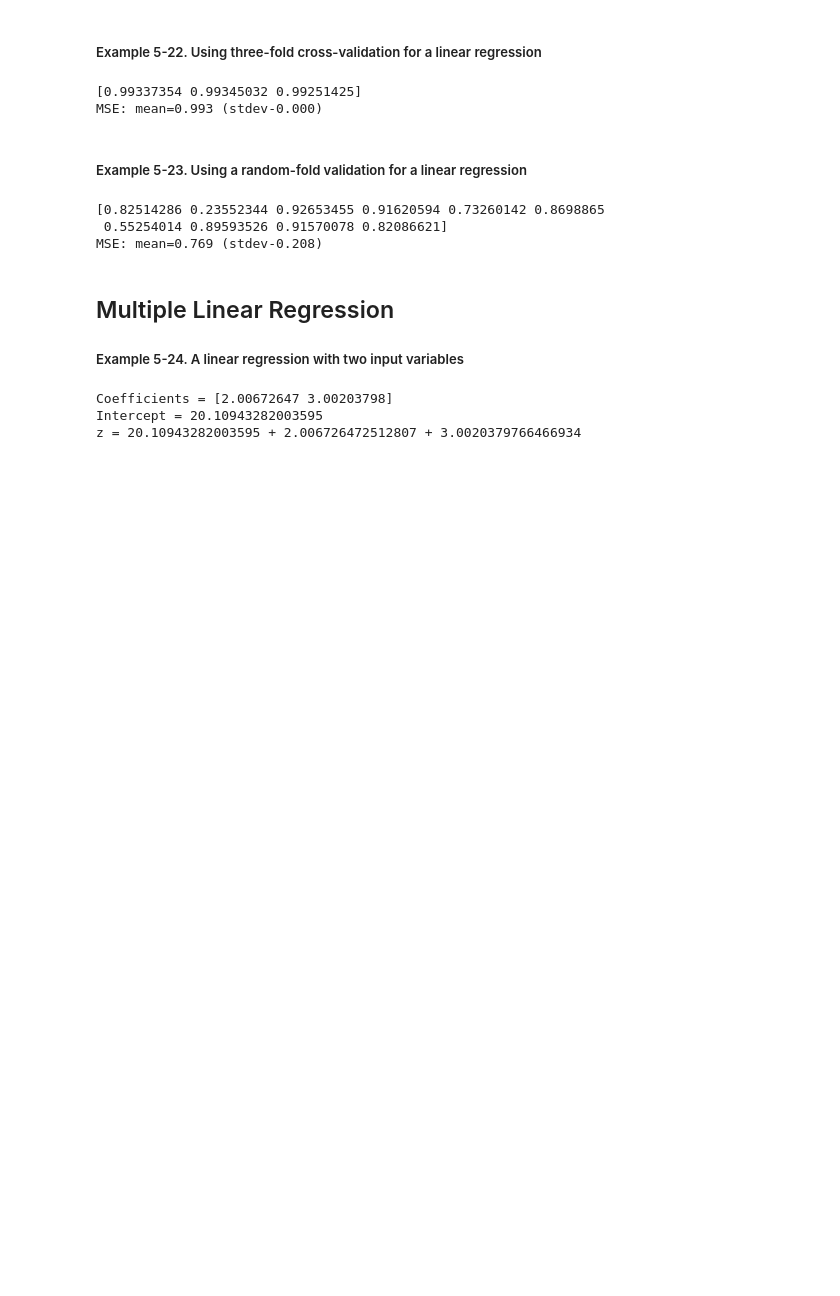
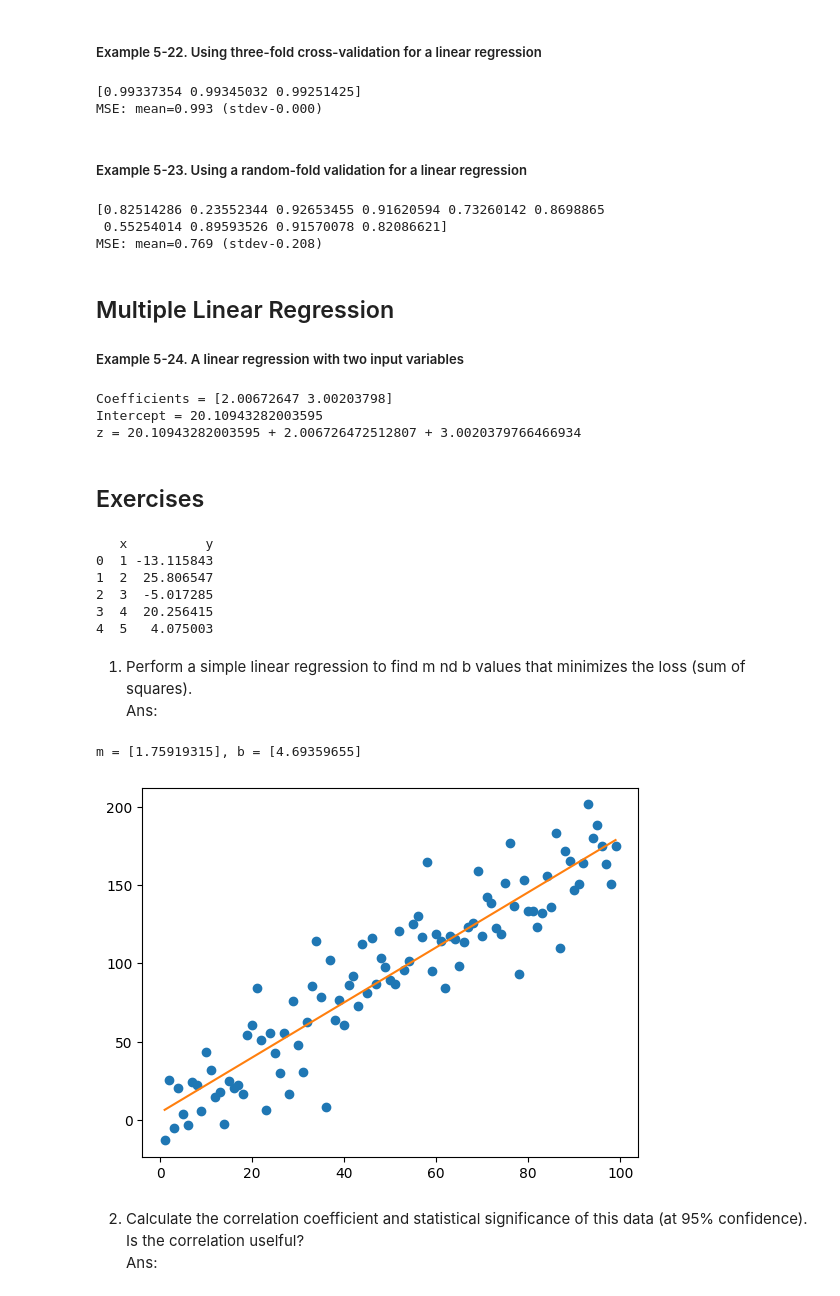
Before and after one commit to rahulkfernandes/Essential-Math-for-DS, a Jupyter notebook: Chapter5-Linear_Regression.ipynb, the cells around one changed output. Cells and saved outputs as stored; diff of their text form; code cells hidden in the pictures; blank space fills up the shorter version.

Commit message:
Linear Regression Completed

```diff
--- a/Chapter5-Linear_Regression.ipynb
+++ b/Chapter5-Linear_Regression.ipynb
@@ -560,3 +560,37 @@ print(f'z = {fit.intercept_} + {fit.coef_[0]} + {fit.coef_[1]}')
 Coefficients = [2.00672647 3.00203798]
 Intercept = 20.10943282003595
 z = 20.10943282003595 + 2.006726472512807 + 3.0020379766466934
+# %% [markdown]
+## Exercises
+# %%
+# Import Dataset
+df = pd.read_csv('https://bit.ly/3C8JzrM', delimiter=',')
+print(df.head())
+X = df.values[:, :-1]
+Y = df.values[:, -1]
+# %% [output]
+   x          y
+0  1 -13.115843
+1  2  25.806547
+2  3  -5.017285
+3  4  20.256415
+4  5   4.075003
+# %% [markdown]
+1) Perform a simple linear regression to find m nd b values that minimizes the loss (sum of squares). <br>
+   Ans:
+# %%
+fit = LinearRegression().fit(X, Y)
+m = fit.coef_.flatten()
+b = fit.intercept_.flatten()
+
+print(f'm = {m}, b = {b}')
+
+plt.plot(X, Y, 'o')
+plt.plot(X, m*X+b)
+plt.show()
+# %% [output]
+m = [1.75919315], b = [4.69359655]
+[figure, added]
+# %% [markdown]
+2) Calculate the correlation coefficient and statistical significance of this data (at 95% confidence). Is the correlation uselful? <br>
+   Ans:
```
Also changed, not shown: parts of 5 cells of this notebook.
